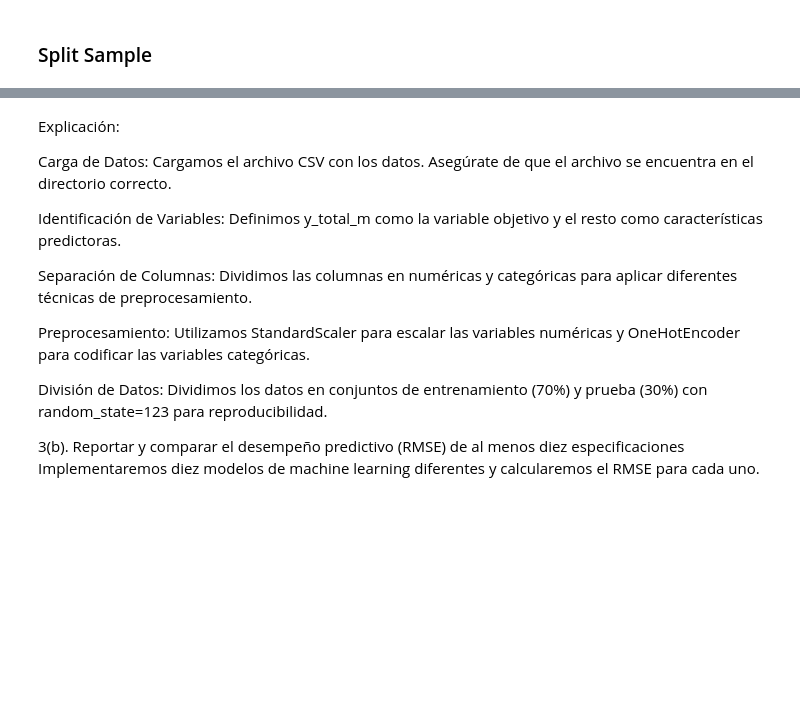
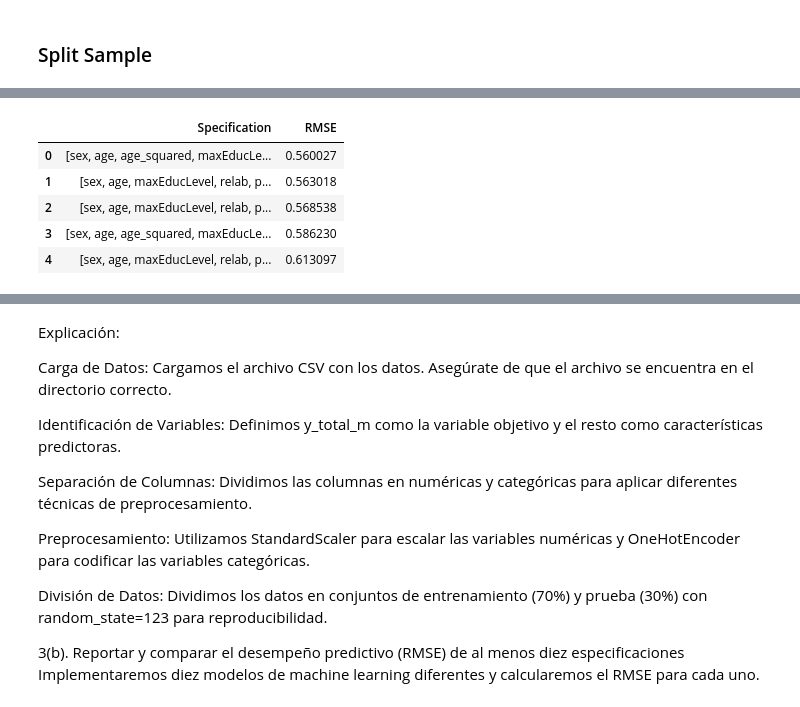
Before and after one commit to victoria-mascaro/ML_UNLP, a Jupyter notebook: 2_models.ipynb, the cells around one changed output, grey strips where cells are left out. Saved outputs shown, nothing was run; the diff lists cells and outputs as text; code cells hidden in the pictures; blank space fills up the shorter version.

```diff
--- a/2_models.ipynb
+++ b/2_models.ipynb
@@ -133,3 +126,16 @@ Name: 9, dtype: object
+# %%
+results_df = results_df.sort_values(by='RMSE', ascending=True)
+
+# Reiniciar los índices para que sean consecutivos
+results_df= results_df.reset_index(drop=True)
+results_df.head()
+# %% [output]
+|  | Specification | RMSE |
+| 0 | [sex, age, age_squared, maxEducLe... | 0.560027 |
+| 1 | [sex, age, maxEducLevel, relab, p... | 0.563018 |
+| 2 | [sex, age, maxEducLevel, relab, p... | 0.568538 |
+| 3 | [sex, age, age_squared, maxEducLe... | 0.586230 |
+| 4 | [sex, age, maxEducLevel, relab, p... | 0.613097 |
 # %%
 # Residual Analysis for the Best Model
 best_features = best_spec['Specification']
```
Also changed, not shown: parts of 18 cells of this notebook.
